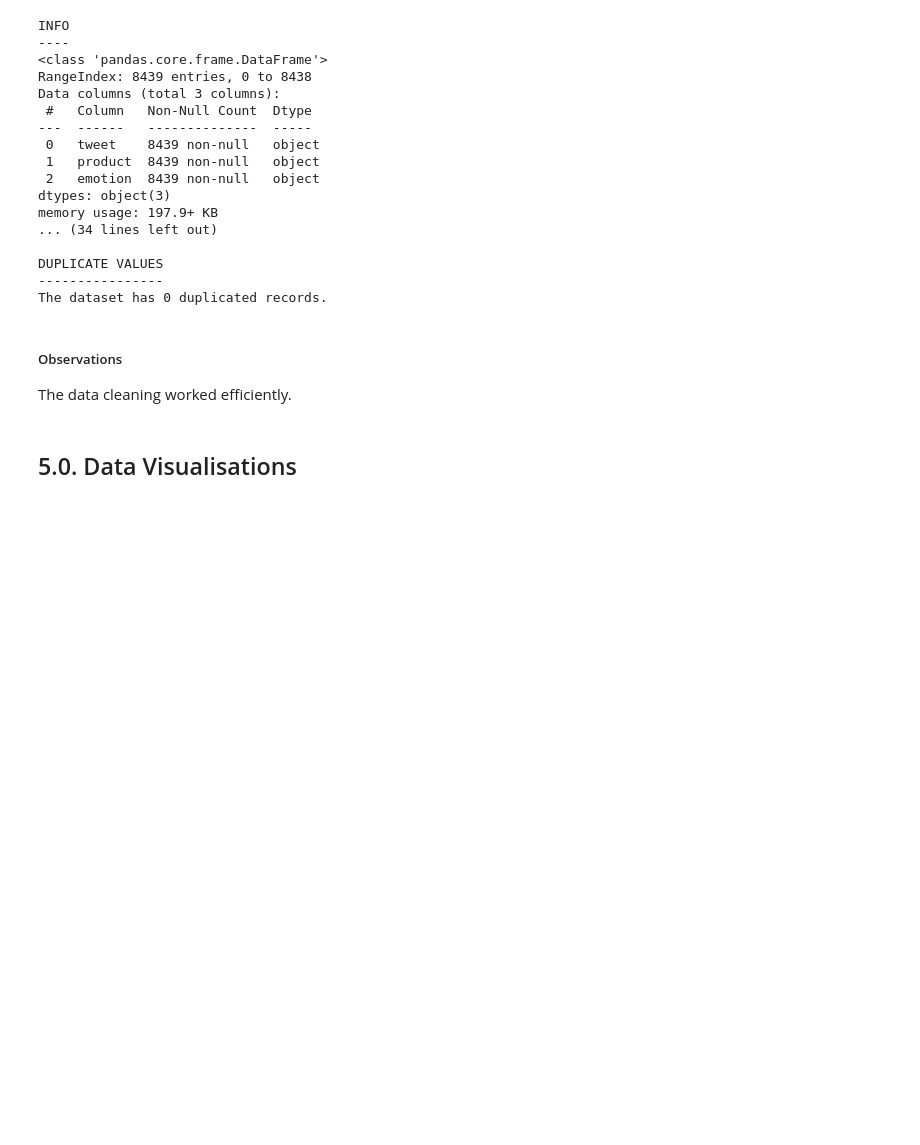
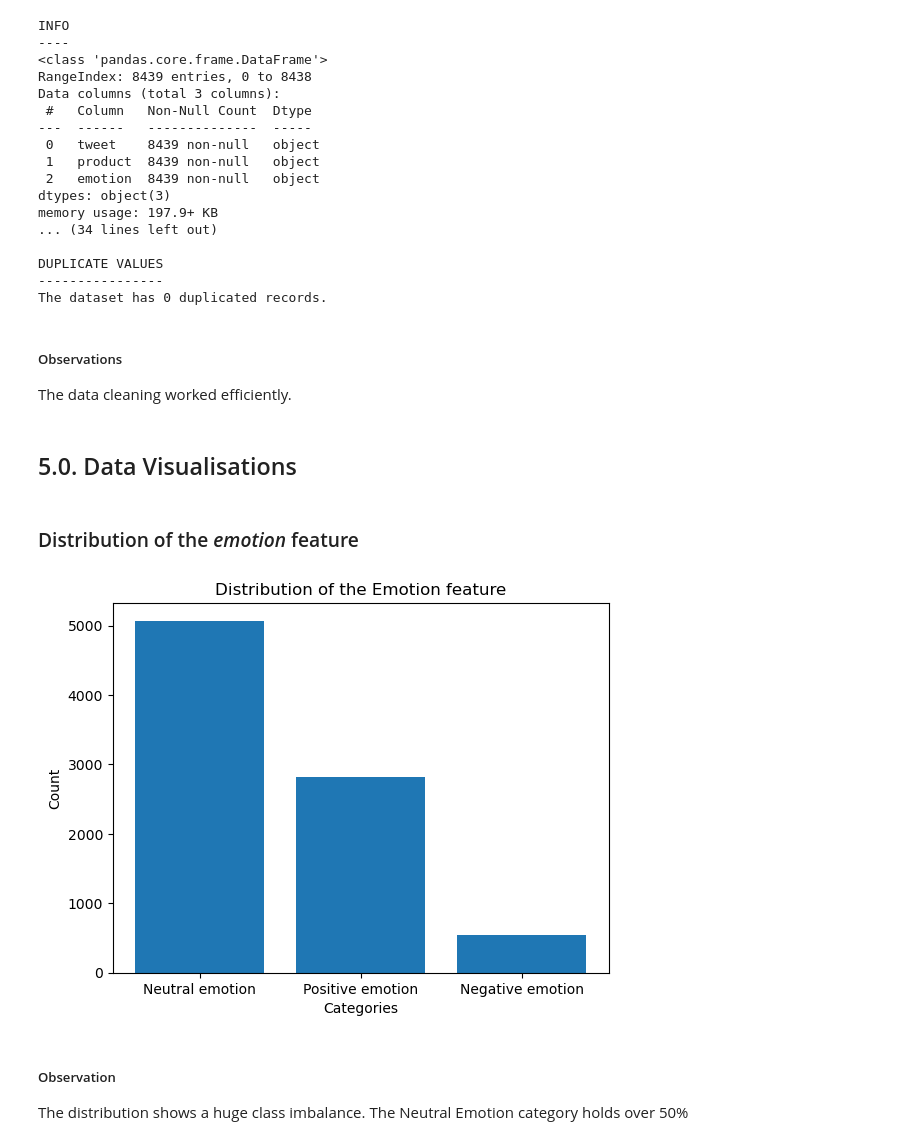
Before and after one commit to ggeorgekkariuki/SentimentFlow_NLP, a Jupyter notebook: sentimentflow.ipynb, the cells around one changed output. Saved outputs shown, nothing was run; the diff lists cells and outputs as text; code cells hidden in the pictures; blank space fills up the shorter version.

Commit message:
Add plots for emotion feature

```diff
--- a/sentimentflow.ipynb
+++ b/sentimentflow.ipynb
@@ -411,3 +411,9 @@ def plot_bar(feature, plot='bar'):
         plt.xlabel("Count")
         plt.ylabel("Categories")
     plt.title(f"Distribution of the {feature.title()} feature");
+# %% [markdown]
+### Distribution of the *emotion* feature
+# %%
+plot_bar('emotion')
+# %% [output]
+[figure, added]
@@ -413,0 +422,3 @@ def plot_bar(feature, plot='bar'):
+# %% [markdown]
+##### Observation
+The distribution shows a huge class imbalance. The Neutral Emotion category holds over 50%
```
Also changed, not shown: parts of 1 cell of this notebook.
